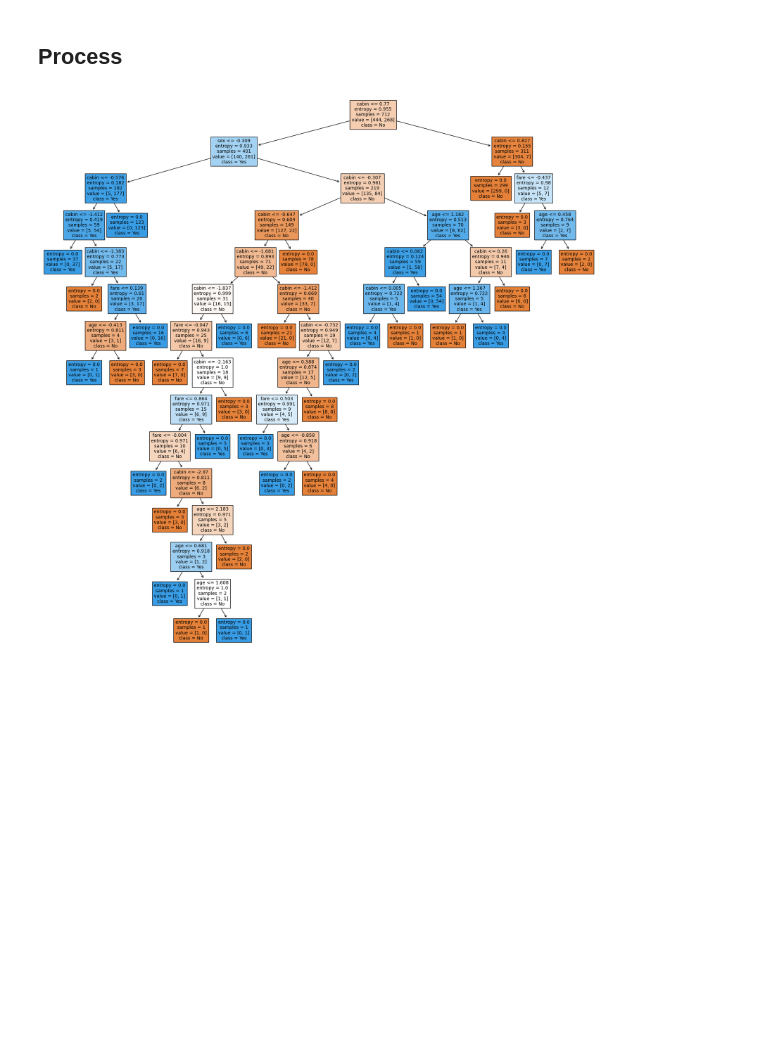
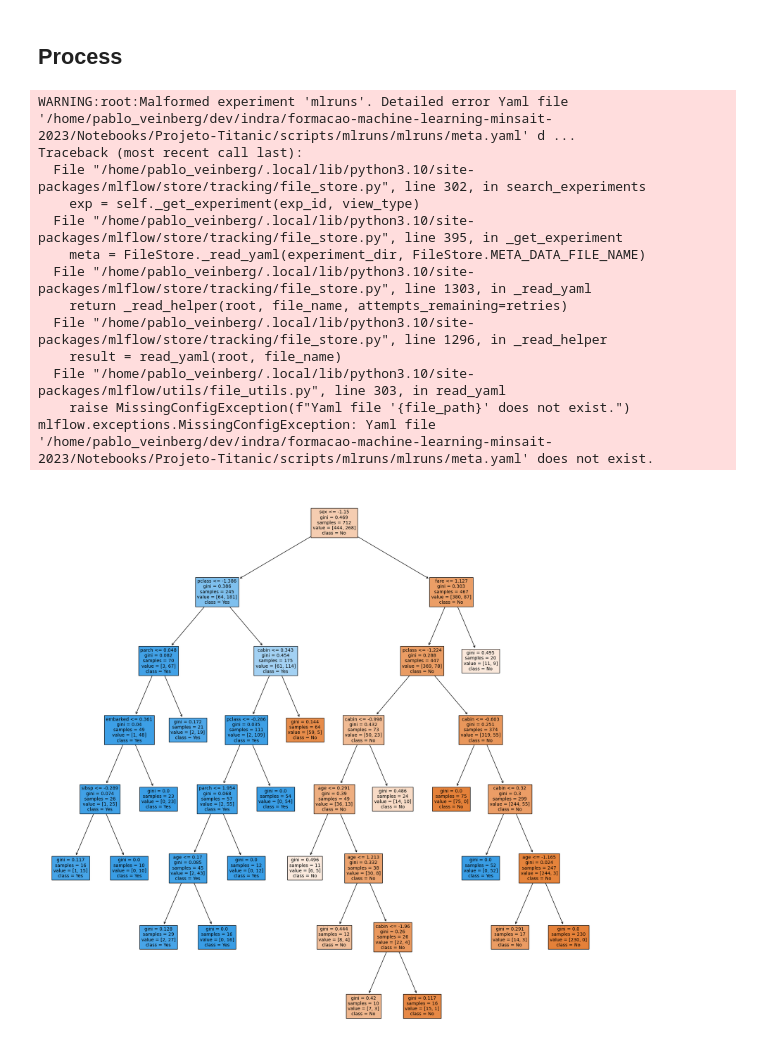
Before and after one commit to pveinberg/formacao_ML_minsait, a Jupyter notebook: Notebooks/Projeto-Titanic/scripts/06-02-MLOps-Decisions-Tree.ipynb, the cells around one changed output. Saved outputs shown, nothing was run; the diff lists cells and outputs as text; code cells hidden in the pictures; blank space fills up the shorter version.

Commit message:
Update MLOps
- naive bayes
- decision trees

```diff
--- a/Notebooks/Projeto-Titanic/scripts/06-02-MLOps-Decisions-Tree.ipynb
+++ b/Notebooks/Projeto-Titanic/scripts/06-02-MLOps-Decisions-Tree.ipynb
@@ -40,8 +44,13 @@ tags = {
 
 params = {
     "token": np.random.randint(10_000,high=99_000),
-    "criterion": "entropy"
+    "model_params": {
+        'criterion': ['gini', 'entropy'],
+        'splitter': ['best', 'random'],
+        'min_samples_split': [2, 5, 10],
+        'min_samples_leaf': [1, 5, 10]
     }
+}
 # %% [markdown]
 ## Load data
 # %%
@@ -69,37 +78,58 @@ with mlflow.start_run():
     mlflow.log_params(params)
 
     # train model
-    model = DecisionTreeClassifier(criterion=params['criterion'])
+    grid_search = GridSearchCV(estimator=DecisionTreeClassifier(), \
+                            param_grid=params["model_params"])
+
+    grid_search.fit(X_train, y_train)
+    mlflow.log_param("best_params", grid_search.best_params_)
+
+    model = DecisionTreeClassifier(**grid_search.best_params_)
     model.fit(X_train, y_train)
+
     y_pred = model.predict(X_test)
+
     classes_str = ['No', 'Yes']
 
     # log metrics
     mlflow.log_param("feature_importances", model.feature_importances_)
     mlflow.log_param("model_classes", classes_str)
 
     # plot confusion matrix
     plot_confusion_matrix_path = f"./../results/decision_tree_matrix_{params['token']}.png"
     metrics = get_metrics(y_test, y_pred, plot_confusion_matrix_path, "Matrix Confusion - Titanic Dataset")
 
     mlflow.log_metrics(metrics)
     mlflow.log_artifact(plot_confusion_matrix_path)
 
     # plot tree
     plot_tree_path = f"./../results/decision_tree_{params['token']}.png"
     features = ['pclass', 'sex', 'age', 'sibsp', 'parch', 'fare', 'cabin', 'embarked']
     _figure, _axis = plt.subplots(nrows=1, ncols=1, \
                                   figsize=(22,22))
 
     plot_tree(model, feature_names=features, \
             filled=True, \
             class_names=classes_str, \
             fontsize=10)
 
     plt.savefig(plot_tree_path)
     mlflow.log_artifact(plot_tree_path)
 
 
 mlflow.end_run()
 # %% [output]
+WARNING:root:Malformed experiment 'mlruns'. Detailed error Yaml file '/home/pablo_veinberg/dev/indra/formacao-machine-learning-minsait-2023/Notebooks/Projeto-Titanic/scripts/mlruns/mlruns/meta.yaml' d ...
+Traceback (most recent call last):
+  File "/home/pablo_veinberg/.local/lib/python3.10/site-packages/mlflow/store/tracking/file_store.py", line 302, in search_experiments
+    exp = self._get_experiment(exp_id, view_type)
+  File "/home/pablo_veinberg/.local/lib/python3.10/site-packages/mlflow/store/tracking/file_store.py", line 395, in _get_experiment
+    meta = FileStore._read_yaml(experiment_dir, FileStore.META_DATA_FILE_NAME)
+  File "/home/pablo_veinberg/.local/lib/python3.10/site-packages/mlflow/store/tracking/file_store.py", line 1303, in _read_yaml
+    return _read_helper(root, file_name, attempts_remaining=retries)
+  File "/home/pablo_veinberg/.local/lib/python3.10/site-packages/mlflow/store/tracking/file_store.py", line 1296, in _read_helper
+    result = read_yaml(root, file_name)
+  File "/home/pablo_veinberg/.local/lib/python3.10/site-packages/mlflow/utils/file_utils.py", line 303, in read_yaml
+    raise MissingConfigException(f"Yaml file '{file_path}' does not exist.")
+mlflow.exceptions.MissingConfigException: Yaml file '/home/pablo_veinberg/dev/indra/formacao-machine-learning-minsait-2023/Notebooks/Projeto-Titanic/scripts/mlruns/mlruns/meta.yaml' does not exist.
-[figure, old version]
+[figure, new version]
```
Also changed, not shown: parts of 1 cell of this notebook, 1 other file.
